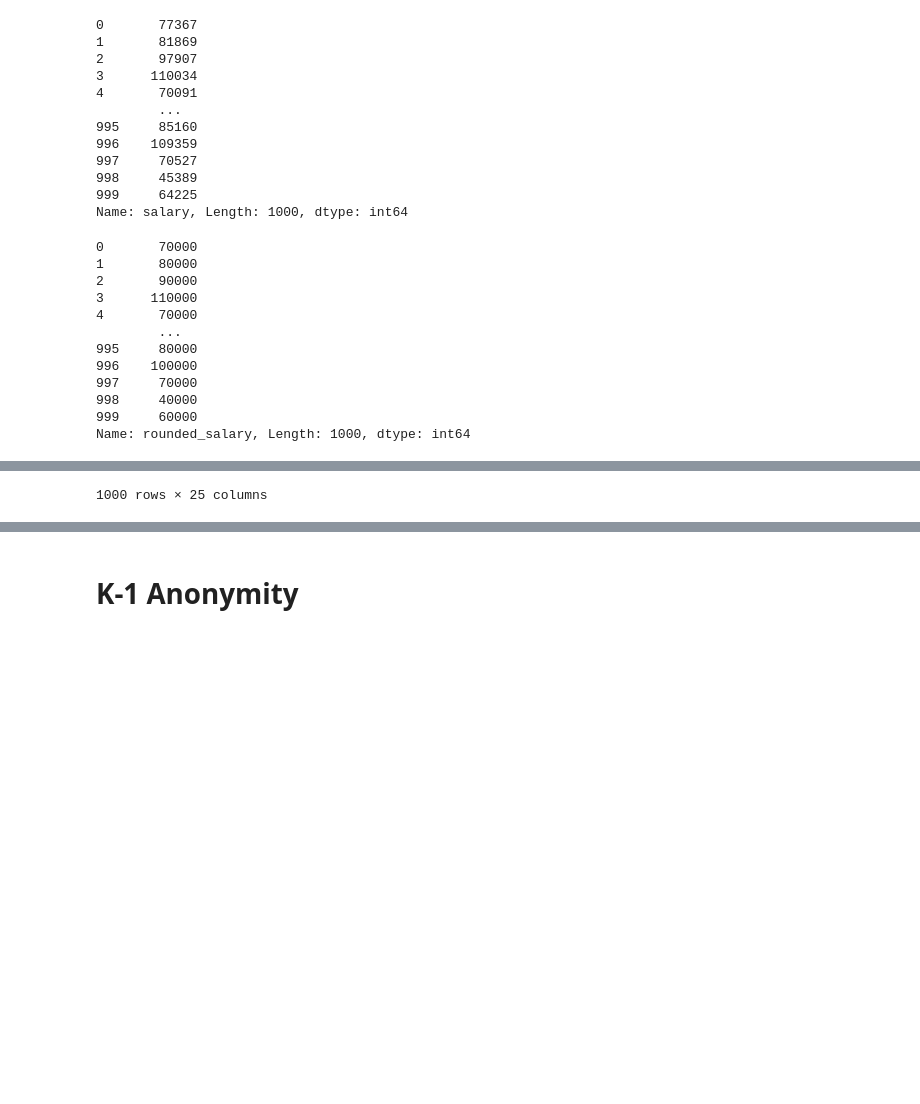
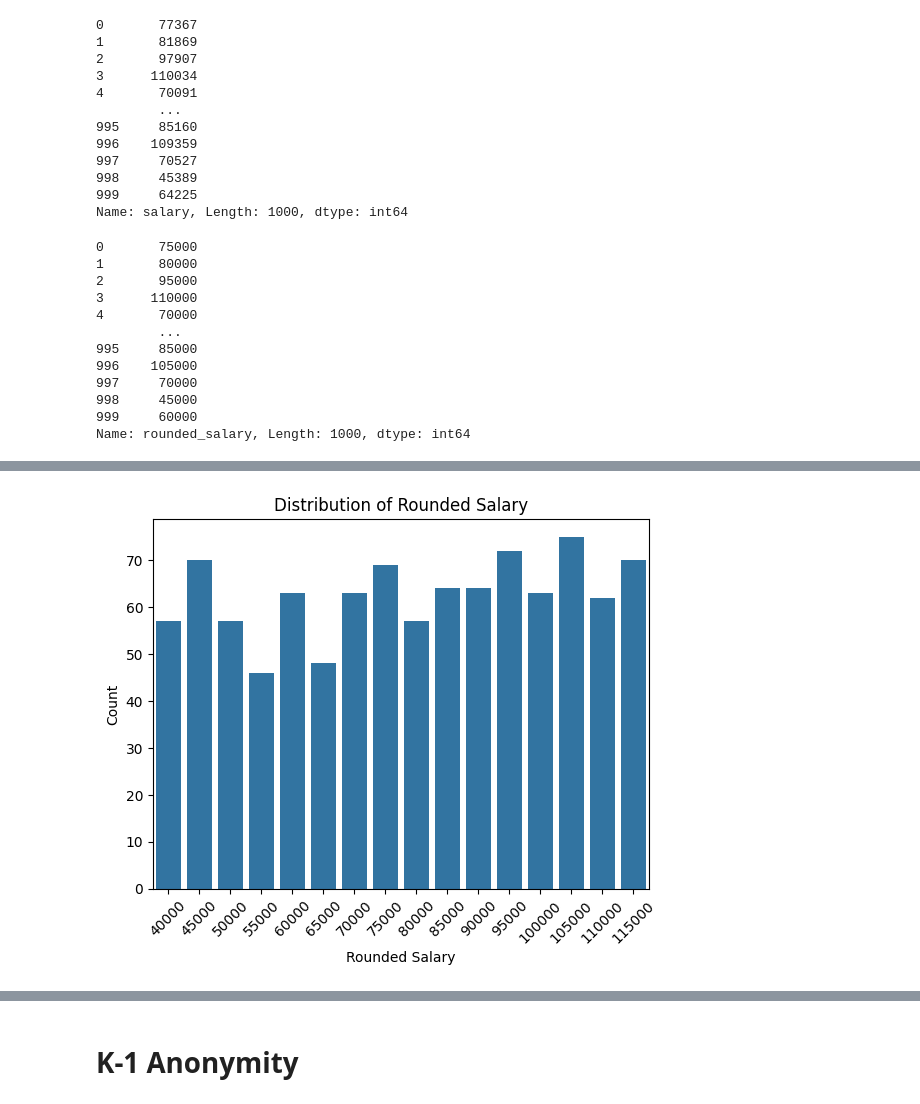
Before and after one commit to 1211223/SEGPRD_PROJECT_2, a Jupyter notebook: main.ipynb, the cells around one changed output, grey strips where cells are left out. Cells and saved outputs as stored; diff of their text form; code cells hidden in the pictures; blank space fills up the shorter version.

```diff
--- a/main.ipynb
+++ b/main.ipynb
@@ -145,7 +140,7 @@ ModuleNotFoundError: No module named 'seaborn'
 #     print(f"{model_name}: {mae:.2f}")
 # %%
 # Round salary to the nearest 5,000
-df['rounded_salary'] = (df['salary'] // 10000) * 10000
+df['rounded_salary'] = (df['salary'] // 5000) * 5000
 # %%
 df['salary']
 # %% [output]
@@ -164,18 +159,24 @@ Name: salary, Length: 1000, dtype: int64
 # %%
 df['rounded_salary']
 # %% [output]
-0       70000
+0       75000
 1       80000
-2       90000
+2       95000
 3      110000
 4       70000
         ...
-995     80000
-996    100000
+995     85000
+996    105000
 997     70000
-998     40000
+998     45000
 999     60000
 Name: rounded_salary, Length: 1000, dtype: int64
 # %%
-df
+# Create a countplot for the rounded salary (assuming 'rounded_salary_5000' is the column)
+sns.countplot(data=df, x='rounded_salary')
+plt.title('Distribution of Rounded Salary')
+plt.xlabel('Rounded Salary')
+plt.ylabel('Count')
+plt.xticks(rotation=45)
+plt.show()
 # %% [output]
@@ -194,4 +183,4 @@ df
-1000 rows × 25 columns
+[figure, added]
 # %%
 X, y = preprocess_for_ml(df)  # This step should be from your previous code
 
```
Also changed, not shown: parts of 13 cells of this notebook.
